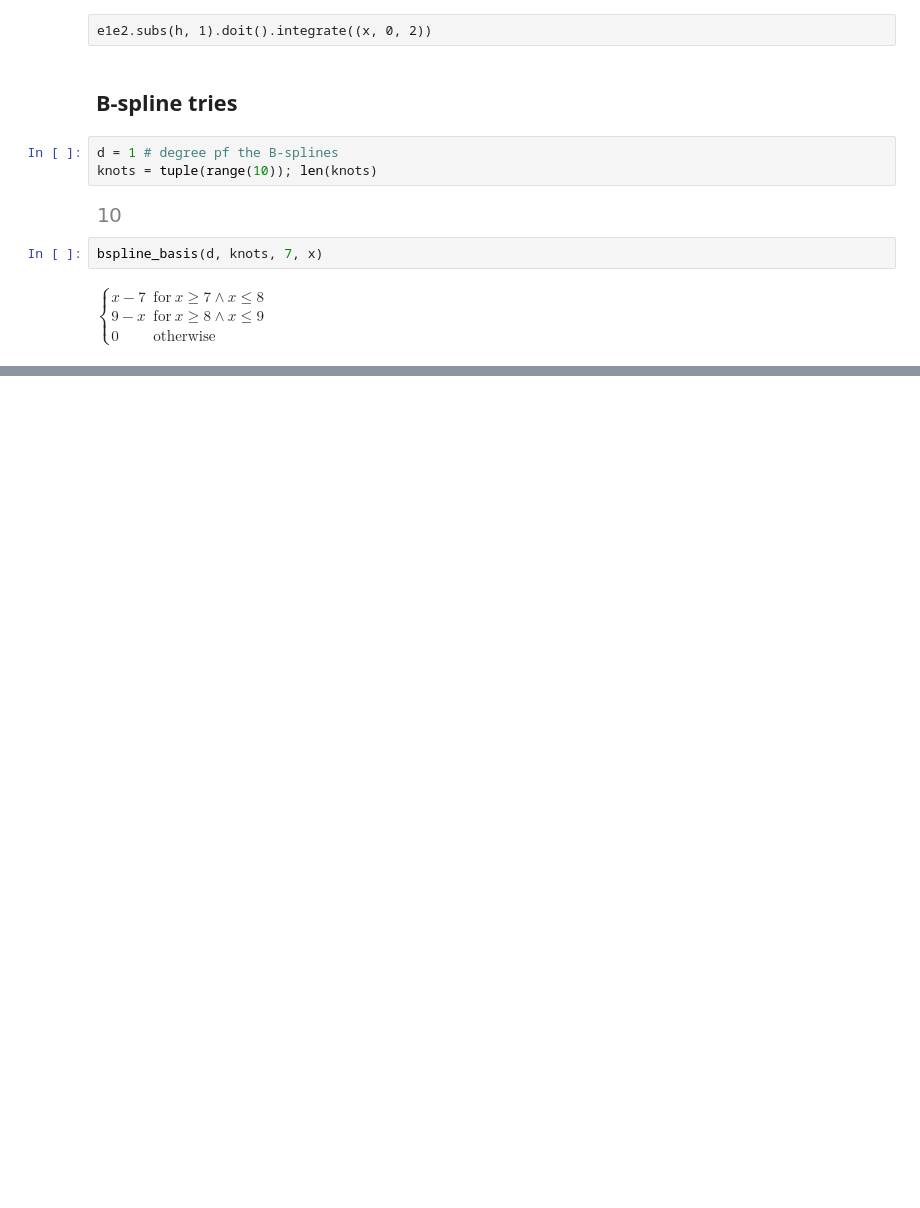
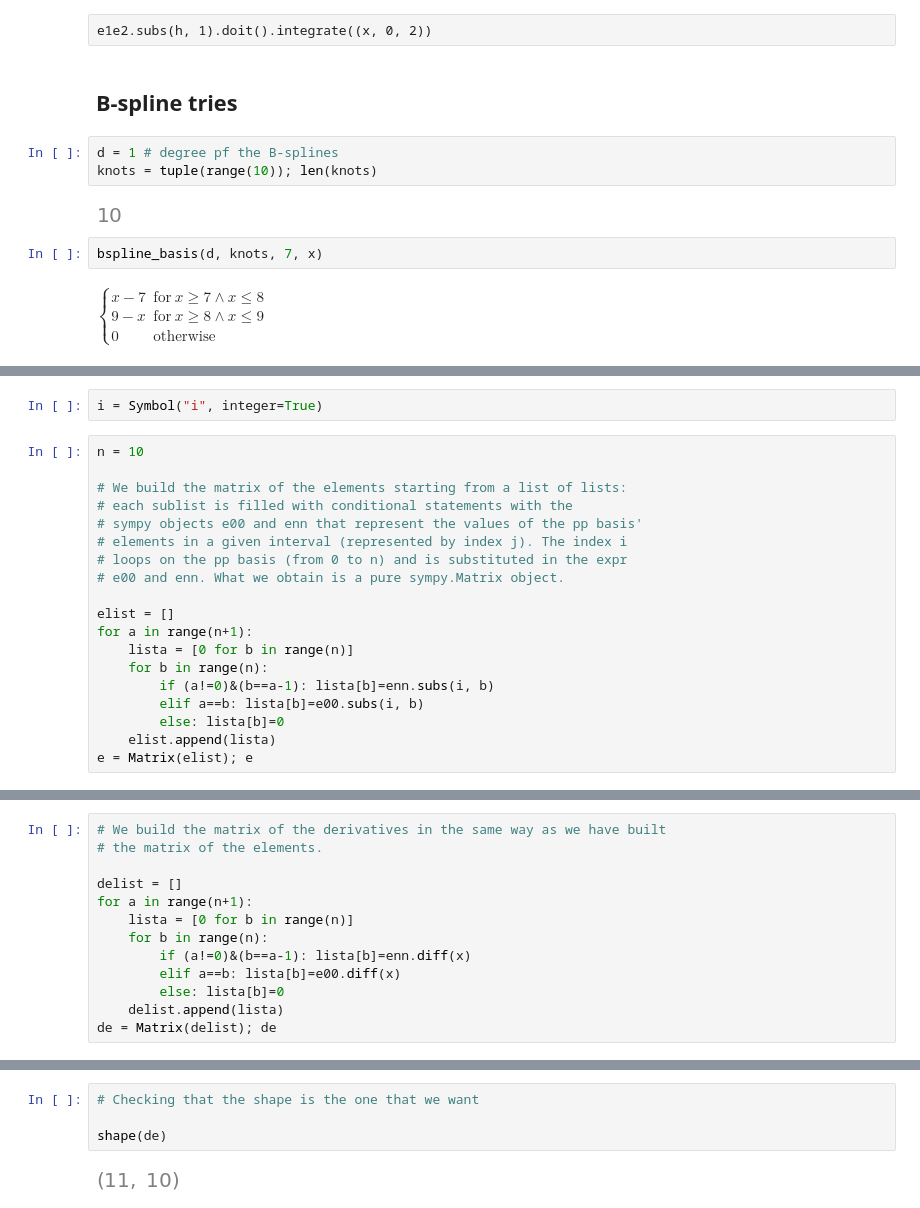
Before and after one commit to martina01natali/MMP, a Jupyter notebook: Project/Neumann/Ex_6-10.ipynb, the cells around one changed output, grey strips where cells are left out. Cells and saved outputs as stored; diff of their text form; blank space fills up the shorter version.

```diff
--- a/Project/Neumann/Ex_6-10.ipynb
+++ b/Project/Neumann/Ex_6-10.ipynb
@@ -180,0 +284,21 @@ $\displaystyle \begin{cases} x - 7 & \text{for}\: x \geq 7 \wedge x \leq 8 \\9 -
+# %%
+i = Symbol("i", integer=True)
+# %%
+n = 10
+
+# We build the matrix of the elements starting from a list of lists:
+# each sublist is filled with conditional statements with the
+# sympy objects e00 and enn that represent the values of the pp basis'
+# elements in a given interval (represented by index j). The index i
+# loops on the pp basis (from 0 to n) and is substituted in the expr
+# e00 and enn. What we obtain is a pure sympy.Matrix object.
+
+elist = []
+for a in range(n+1):
+    lista = [0 for b in range(n)]
+    for b in range(n):
+        if (a!=0)&(b==a-1): lista[b]=enn.subs(i, b)
+        elif a==b: lista[b]=e00.subs(i, b)
+        else: lista[b]=0
+    elist.append(lista)
+e = Matrix(elist); e
@@ -180,0 +311,13 @@ $\displaystyle \begin{cases} x - 7 & \text{for}\: x \geq 7 \wedge x \leq 8 \\9 -
+# %%
+# We build the matrix of the derivatives in the same way as we have built
+# the matrix of the elements.
+
+delist = []
+for a in range(n+1):
+    lista = [0 for b in range(n)]
+    for b in range(n):
+        if (a!=0)&(b==a-1): lista[b]=enn.diff(x)
+        elif a==b: lista[b]=e00.diff(x)
+        else: lista[b]=0
+    delist.append(lista)
+de = Matrix(delist); de
@@ -180,0 +326,6 @@ $\displaystyle \begin{cases} x - 7 & \text{for}\: x \geq 7 \wedge x \leq 8 \\9 -
+# %%
+# Checking that the shape is the one that we want
+
+shape(de)
+# %% [output]
+[figure, added]
```
Also changed, not shown: parts of 32 cells of this notebook.
